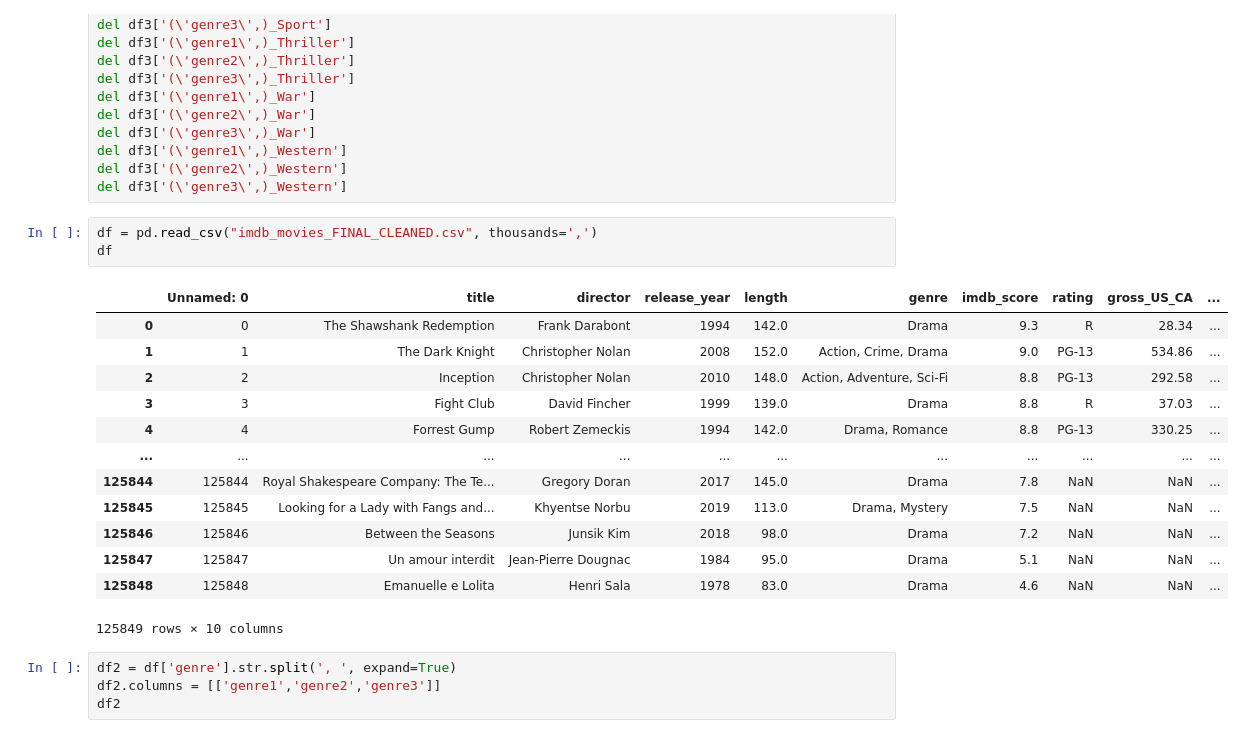
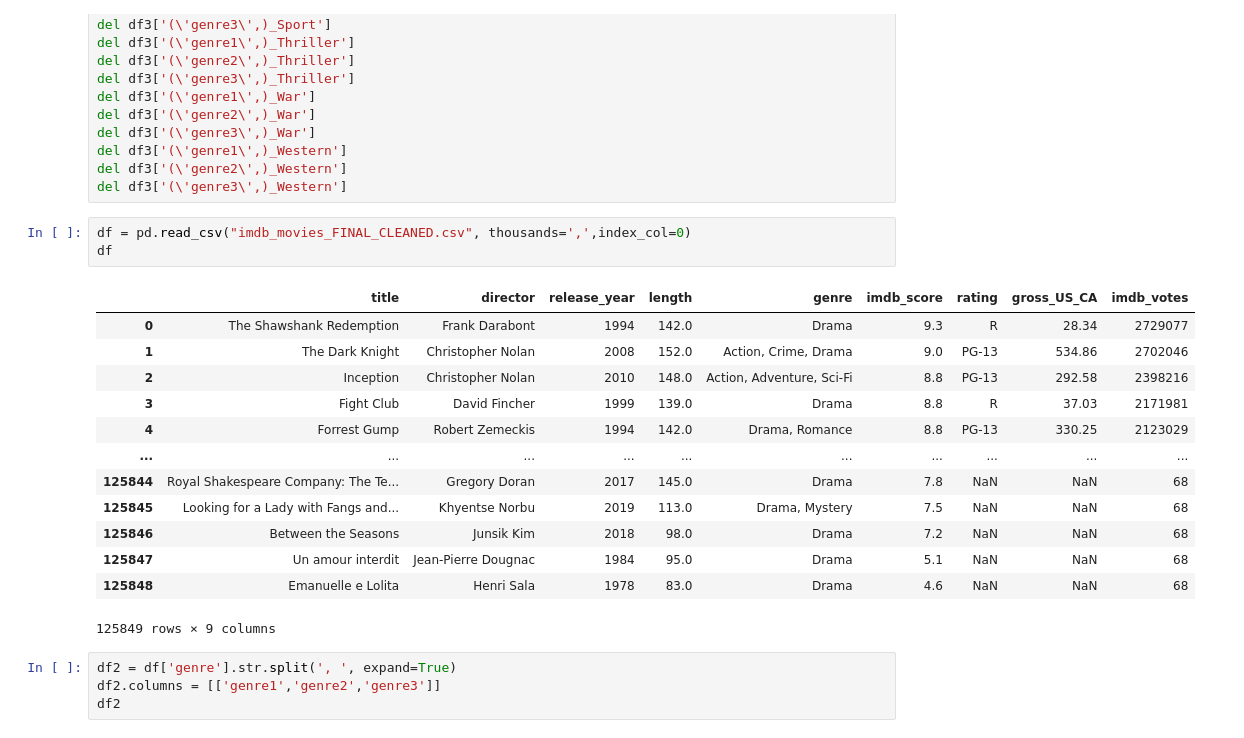
Before and after one commit to Hodgdonc/COS_482_Project, a Jupyter notebook: genre_exploration.ipynb, the cells around one changed output. Saved outputs shown, nothing was run; the diff lists cells and outputs as text.

```diff
--- a/genre_exploration.ipynb
+++ b/genre_exploration.ipynb
@@ -155,22 +155,22 @@ del df3['(\'genre1\',)_Western']
 del df3['(\'genre2\',)_Western']
 del df3['(\'genre3\',)_Western']
 # %%
-df = pd.read_csv("imdb_movies_FINAL_CLEANED.csv", thousands=',')
+df = pd.read_csv("imdb_movies_FINAL_CLEANED.csv", thousands=',',index_col=0)
 df
 # %% [output]
-|  | Unnamed: 0 | title | director | release_year | length | genre | imdb_score | rating | gross_US_CA | ... |
-| 0 | 0 | The Shawshank Redemption | Frank Darabont | 1994 | 142.0 | Drama | 9.3 | R | 28.34 | ... |
-| 1 | 1 | The Dark Knight | Christopher Nolan | 2008 | 152.0 | Action, Crime, Drama | 9.0 | PG-13 | 534.86 | ... |
-| 2 | 2 | Inception | Christopher Nolan | 2010 | 148.0 | Action, Adventure, Sci-Fi | 8.8 | PG-13 | 292.58 | ... |
-| 3 | 3 | Fight Club | David Fincher | 1999 | 139.0 | Drama | 8.8 | R | 37.03 | ... |
-| 4 | 4 | Forrest Gump | Robert Zemeckis | 1994 | 142.0 | Drama, Romance | 8.8 | PG-13 | 330.25 | ... |
-| ... | ... | ... | ... | ... | ... | ... | ... | ... | ... | ... |
-| 125844 | 125844 | Royal Shakespeare Company: The Te... | Gregory Doran | 2017 | 145.0 | Drama | 7.8 | NaN | NaN | ... |
-| 125845 | 125845 | Looking for a Lady with Fangs and... | Khyentse Norbu | 2019 | 113.0 | Drama, Mystery | 7.5 | NaN | NaN | ... |
-| 125846 | 125846 | Between the Seasons | Junsik Kim | 2018 | 98.0 | Drama | 7.2 | NaN | NaN | ... |
-| 125847 | 125847 | Un amour interdit | Jean-Pierre Dougnac | 1984 | 95.0 | Drama | 5.1 | NaN | NaN | ... |
-| 125848 | 125848 | Emanuelle e Lolita | Henri Sala | 1978 | 83.0 | Drama | 4.6 | NaN | NaN | ... |
+|  | title | director | release_year | length | genre | imdb_score | rating | gross_US_CA | imdb_votes |
+| 0 | The Shawshank Redemption | Frank Darabont | 1994 | 142.0 | Drama | 9.3 | R | 28.34 | 2729077 |
+| 1 | The Dark Knight | Christopher Nolan | 2008 | 152.0 | Action, Crime, Drama | 9.0 | PG-13 | 534.86 | 2702046 |
+| 2 | Inception | Christopher Nolan | 2010 | 148.0 | Action, Adventure, Sci-Fi | 8.8 | PG-13 | 292.58 | 2398216 |
+| 3 | Fight Club | David Fincher | 1999 | 139.0 | Drama | 8.8 | R | 37.03 | 2171981 |
+| 4 | Forrest Gump | Robert Zemeckis | 1994 | 142.0 | Drama, Romance | 8.8 | PG-13 | 330.25 | 2123029 |
+| ... | ... | ... | ... | ... | ... | ... | ... | ... | ... |
+| 125844 | Royal Shakespeare Company: The Te... | Gregory Doran | 2017 | 145.0 | Drama | 7.8 | NaN | NaN | 68 |
+| 125845 | Looking for a Lady with Fangs and... | Khyentse Norbu | 2019 | 113.0 | Drama, Mystery | 7.5 | NaN | NaN | 68 |
+| 125846 | Between the Seasons | Junsik Kim | 2018 | 98.0 | Drama | 7.2 | NaN | NaN | 68 |
+| 125847 | Un amour interdit | Jean-Pierre Dougnac | 1984 | 95.0 | Drama | 5.1 | NaN | NaN | 68 |
+| 125848 | Emanuelle e Lolita | Henri Sala | 1978 | 83.0 | Drama | 4.6 | NaN | NaN | 68 |
-125849 rows × 10 columns
+125849 rows × 9 columns
 # %%
 df2 = df['genre'].str.split(', ', expand=True)
 df2.columns = [['genre1','genre2','genre3']]
```
Also changed, not shown: parts of 58 cells of this notebook, 8 other files.
